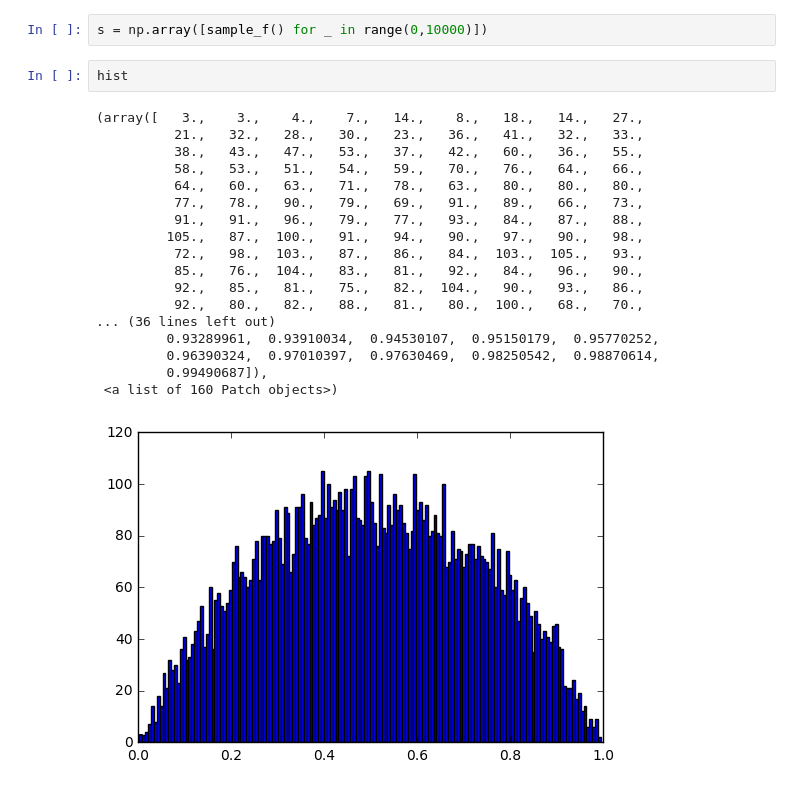
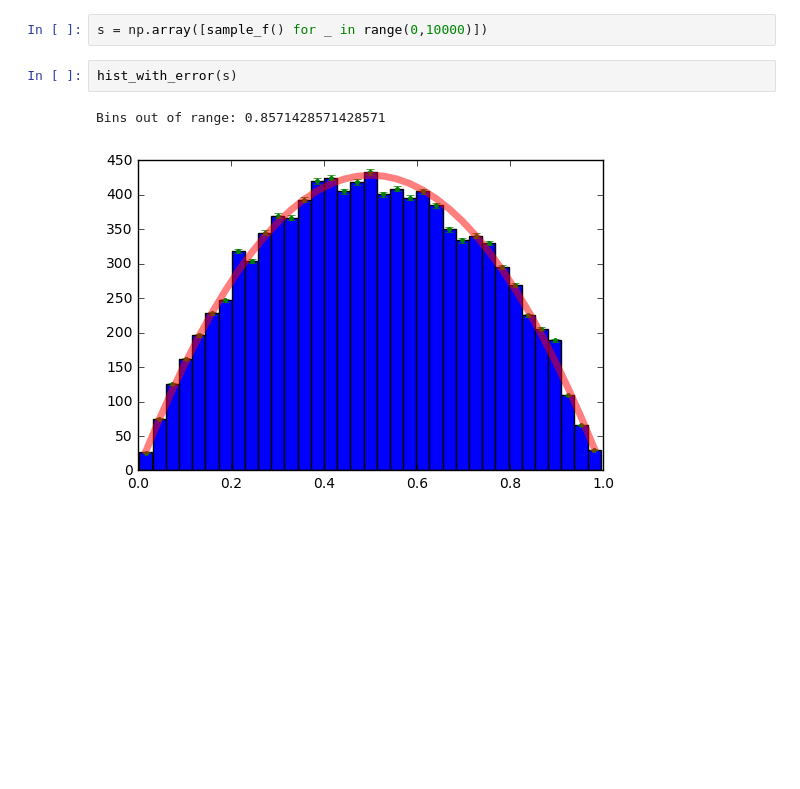
Before and after one commit to fagan2888/monte_carlo, a Jupyter notebook: hw1.ipynb, the cells around one changed output. Cells and saved outputs as stored; diff of their text form; blank space fills up the shorter version.

```diff
--- a/hw1.ipynb
+++ b/hw1.ipynb
@@ -105,24 +105,8 @@ def sample_f():
         return sample_f()
 # %%
 s = np.array([sample_f() for _ in range(0,10000)])
-# %%
-hist
-# %% [output]
-(array([   3.,    3.,    4.,    7.,   14.,    8.,   18.,   14.,   27.,
-          21.,   32.,   28.,   30.,   23.,   36.,   41.,   32.,   33.,
-          38.,   43.,   47.,   53.,   37.,   42.,   60.,   36.,   55.,
-          58.,   53.,   51.,   54.,   59.,   70.,   76.,   64.,   66.,
-          64.,   60.,   63.,   71.,   78.,   63.,   80.,   80.,   80.,
-          77.,   78.,   90.,   79.,   69.,   91.,   89.,   66.,   73.,
-          91.,   91.,   96.,   79.,   77.,   93.,   84.,   87.,   88.,
-         105.,   87.,  100.,   91.,   94.,   90.,   97.,   90.,   98.,
-          72.,   98.,  103.,   87.,   86.,   84.,  103.,  105.,   93.,
-          85.,   76.,  104.,   83.,   81.,   92.,   84.,   96.,   90.,
-          92.,   85.,   81.,   75.,   82.,  104.,   90.,   93.,   86.,
-          92.,   80.,   82.,   88.,   81.,   80.,  100.,   68.,   70.,
-... (36 lines left out)
-         0.93289961,  0.93910034,  0.94530107,  0.95150179,  0.95770252,
-         0.96390324,  0.97010397,  0.97630469,  0.98250542,  0.98870614,
-         0.99490687]),
- <a list of 160 Patch objects>)
-[figure, removed]
+# %%
+hist_with_error(s)
+# %% [output]
+Bins out of range: 0.8571428571428571
+[figure, added]
```
Also changed, not shown: 3 other files.
